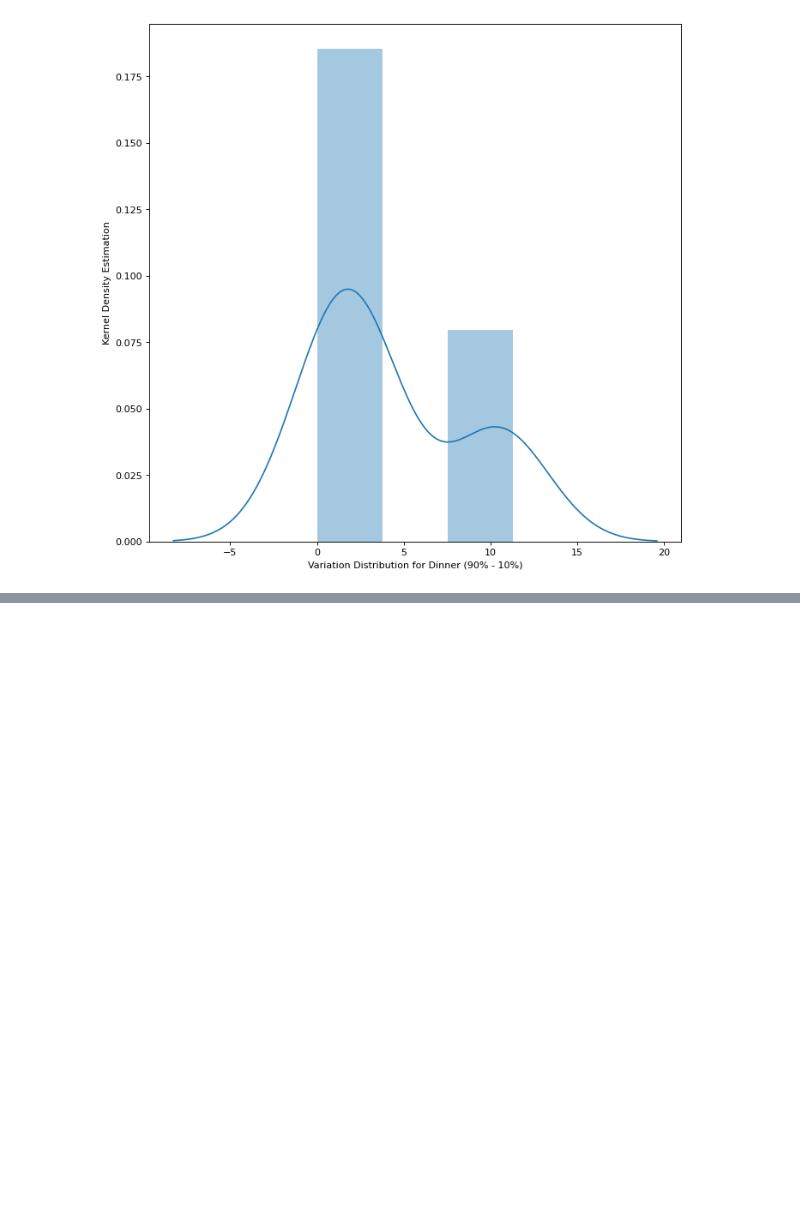
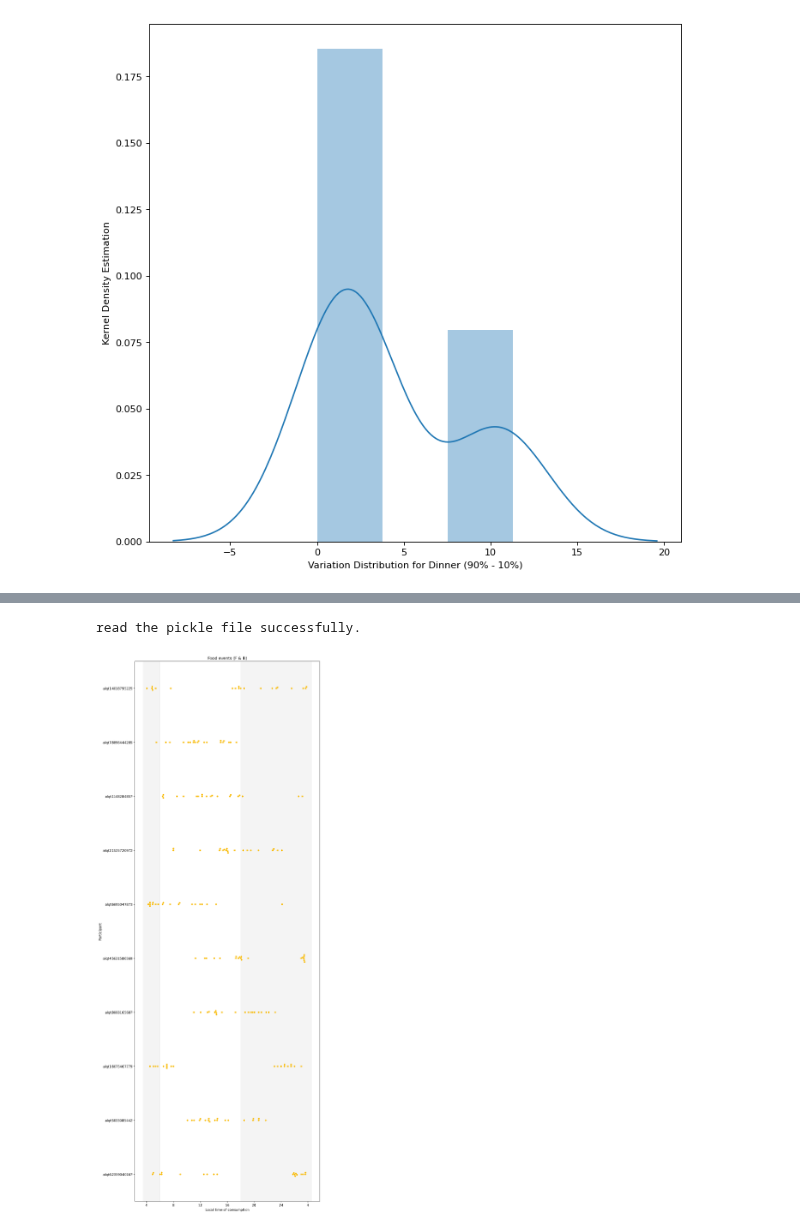
Before and after one commit to tktran11/treets, a Jupyter notebook: 00_core.ipynb, the cells around one changed output, grey strips where cells are left out. Saved outputs shown, nothing was run; the diff lists cells and outputs as text; code cells hidden in the pictures; blank space fills up the shorter version.

```diff
--- a/00_core.ipynb
+++ b/00_core.ipynb
@@ -857,3 +991,8 @@ read the pickle file successfully.
+# %%
+swarmplot('data/output/public.pickle', 20)
+# %% [output]
+read the pickle file successfully.
+[figure, added]
 # %%
 # export
 class FoodParser():
```
Also changed, not shown: parts of 6 cells of this notebook, 4 other files.
